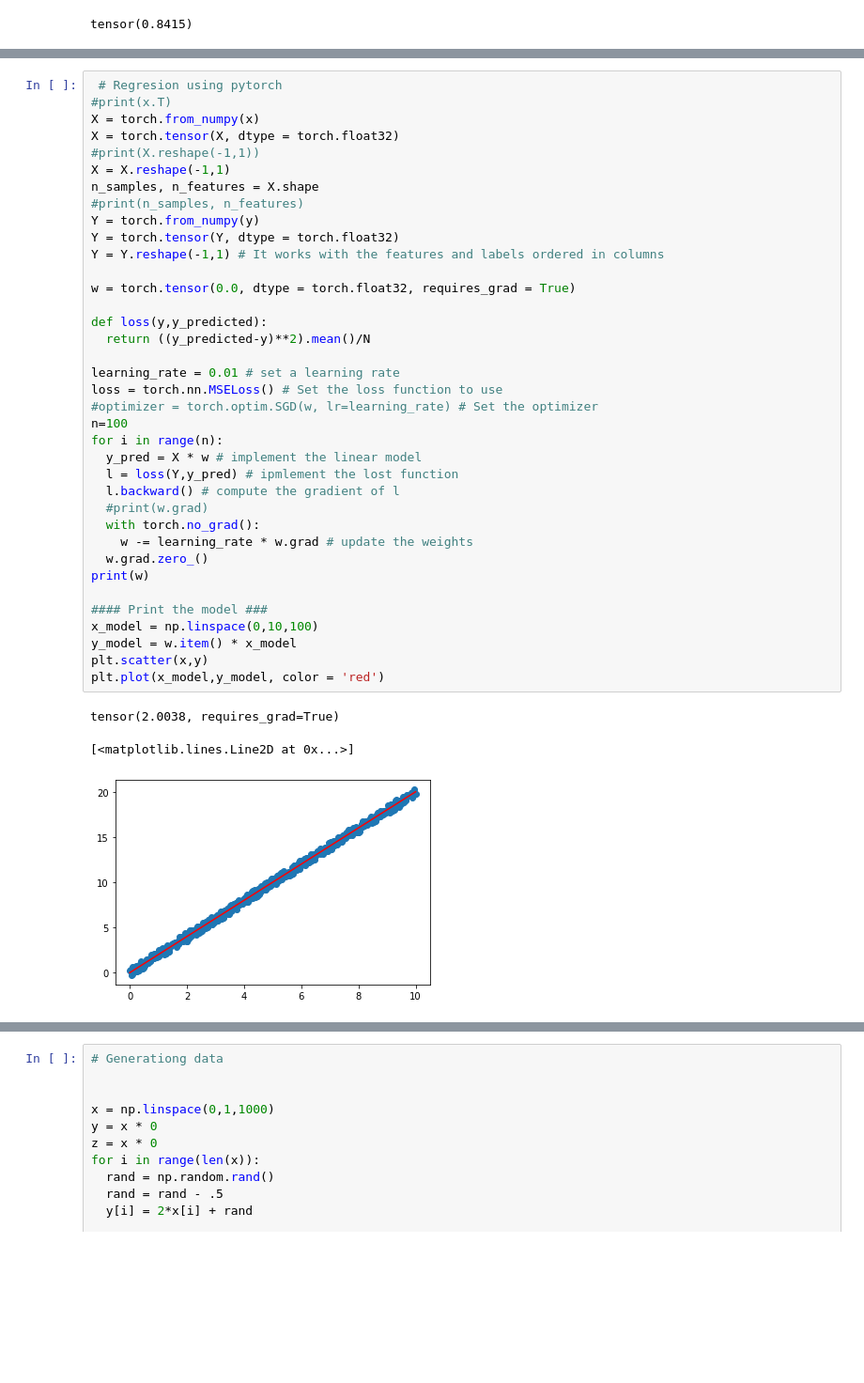
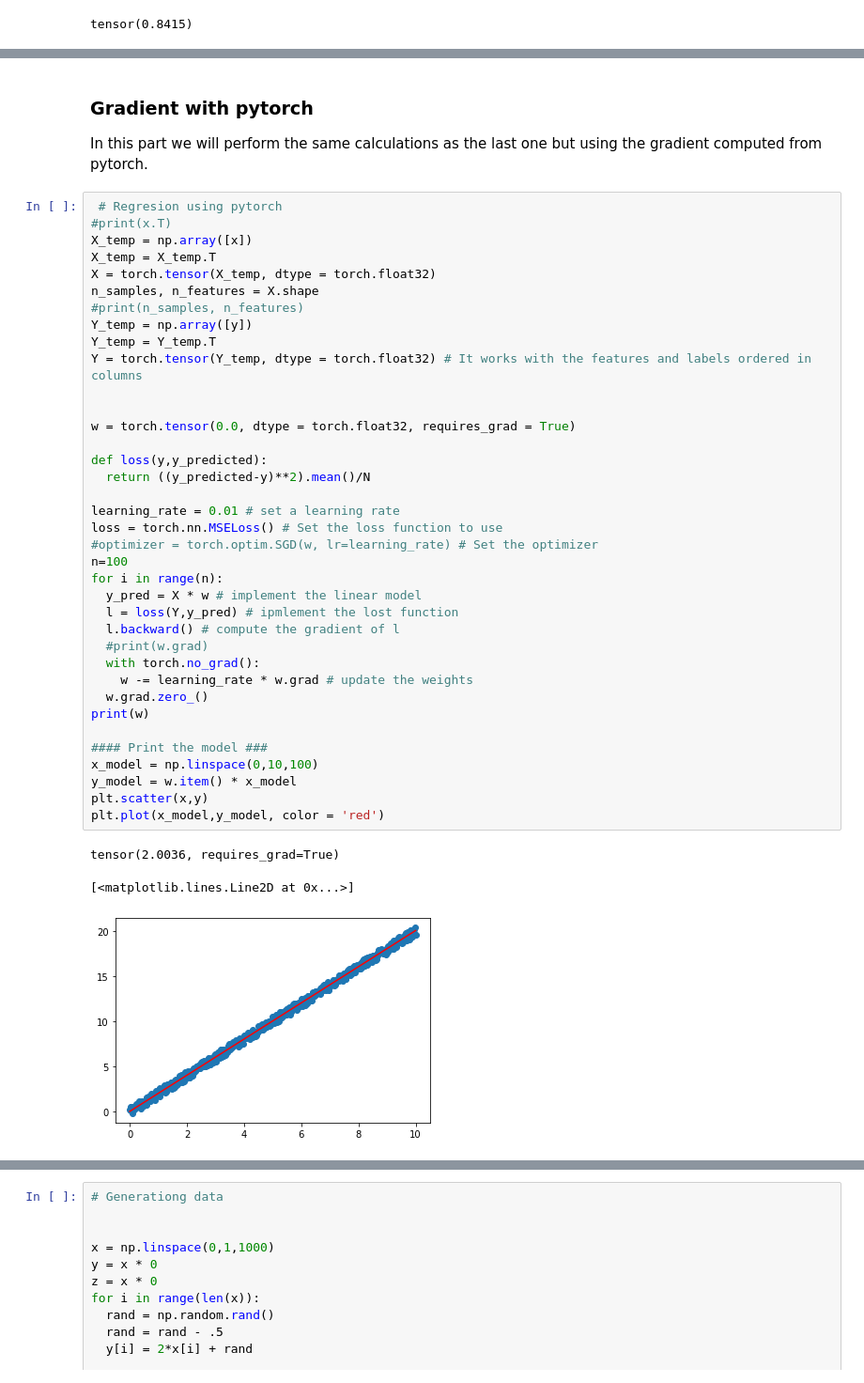
Before and after one commit to ricard1997/Pytorch_essentials, a Jupyter notebook: Pytorch_basics.ipynb, the cells around one changed output, grey strips where cells are left out. Shown at 94% size. Drawn from its saved outputs; the diff is of its cells as text; blank space fills up the shorter version.

```diff
--- a/Pytorch_basics.ipynb
+++ b/Pytorch_basics.ipynb
@@ -225,41 +244,45 @@ plt.plot(x_model,y_model, color = 'red')
+# %% [markdown]
+### Gradient with pytorch
+
+In this part we will perform the same calculations as the last one but using the gradient computed from pytorch.
 # %%
  # Regresion using pytorch
 #print(x.T)
-X = torch.from_numpy(x)
-X = torch.tensor(X, dtype = torch.float32)
-#print(X.reshape(-1,1))
-X = X.reshape(-1,1)
+X_temp = np.array([x])
+X_temp = X_temp.T
+X = torch.tensor(X_temp, dtype = torch.float32)
 n_samples, n_features = X.shape
 #print(n_samples, n_features)
-Y = torch.from_numpy(y)
-Y = torch.tensor(Y, dtype = torch.float32)
-Y = Y.reshape(-1,1) # It works with the features and labels ordered in columns
+Y_temp = np.array([y])
+Y_temp = Y_temp.T
+Y = torch.tensor(Y_temp, dtype = torch.float32) # It works with the features and labels ordered in columns
+
 
 w = torch.tensor(0.0, dtype = torch.float32, requires_grad = True)
 
 def loss(y,y_predicted):
   return ((y_predicted-y)**2).mean()/N
 
 learning_rate = 0.01 # set a learning rate
 loss = torch.nn.MSELoss() # Set the loss function to use
 #optimizer = torch.optim.SGD(w, lr=learning_rate) # Set the optimizer
 n=100
 for i in range(n):
   y_pred = X * w # implement the linear model
   l = loss(Y,y_pred) # ipmlement the lost function
   l.backward() # compute the gradient of l
   #print(w.grad)
   with torch.no_grad():
     w -= learning_rate * w.grad # update the weights
   w.grad.zero_()
 print(w)
 
 #### Print the model ###
 x_model = np.linspace(0,10,100)
 y_model = w.item() * x_model
 plt.scatter(x,y)
 plt.plot(x_model,y_model, color = 'red')
 # %% [output]
-tensor(2.0038, requires_grad=True)
+tensor(2.0036, requires_grad=True)
 [<matplotlib.lines.Line2D at 0x...>]
-[figure, old version]
+[figure, new version]
```
Also changed, not shown: parts of 10 cells of this notebook.
